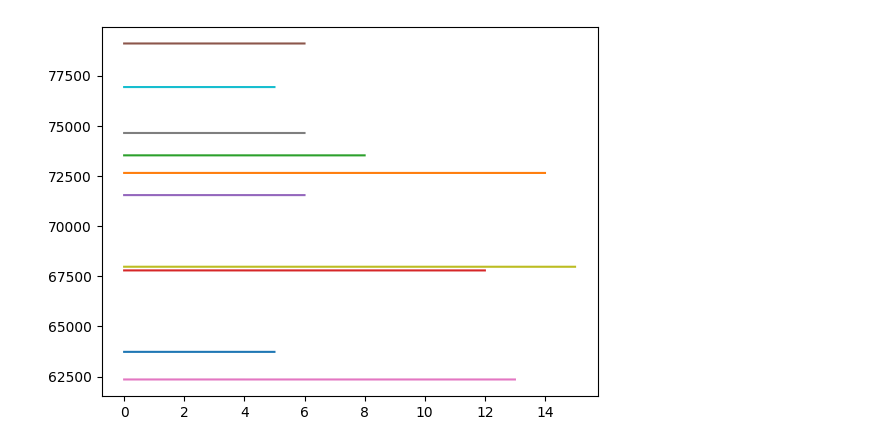
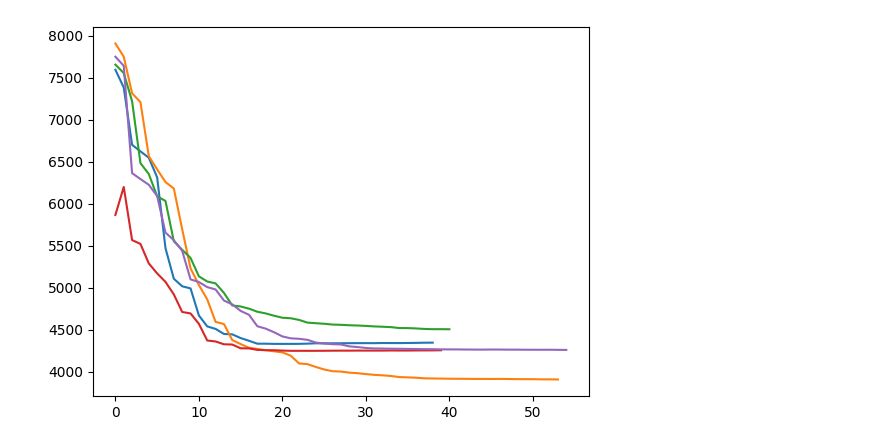
Before and after one commit to Arhy-hub/NeuralNet, a Jupyter notebook: NeuralNet.ipynb, the cells around one changed output. Cells and saved outputs as stored; diff of their text form; code cells hidden in the pictures.

```diff
--- a/NeuralNet.ipynb
+++ b/NeuralNet.ipynb
@@ -100,7 +100,7 @@ def f(x,y):
 
 xcoords = rand.uniform(low=a,high=b,size=(n,1))
 ycoords = rand.uniform(low=a,high=b,size=(n,1))
-noise = rand.normal(loc=0,scale=1,size=(n,1))
+noise = rand.normal(loc=0,scale=0,size=(n,1))
 zcoords = f(xcoords,ycoords) + noise
 
 dataset = np.concatenate((xcoords,ycoords,zcoords),axis=1)
@@ -113,6 +113,8 @@ fig.show()
 def ReLu(x):
     return np.maximum(0,x)
 
+def sigmoid(x):
+    return 1 / (1 + np.exp(-x))
 def MSE(labels,predictions):
     loss = np.sum((predictions - labels)**2)
     loss = loss/predictions.shape[0]
@@ -159,12 +161,12 @@ class layer:
         return PostActComputation
 # %%
 #formed the netowrk
-fnn = network([2,300,300,300,1],[lambda x : x,ReLu,ReLu,ReLu,lambda x : x])
+fnn = network([2,300,300,300,1],[lambda x : x,sigmoid,sigmoid,sigmoid,lambda x : x])
 # %%
 #formatting coords for input
 
 TestTrainSplit = 0.8
-batches = 10
+batches = 5
 SplitIndex = int(TestTrainSplit*n)
 TrainData  = dataset[:SplitIndex]
 TestData = dataset[SplitIndex:]
@@ -289,9 +311,9 @@ epoch : 99, loss : 62352.72582869779
 # %%
-for i in range(len(LossValues)):
+for i in range(max(1,len(LossValues))):
     plt.plot([j for j in range(len(LossValues[i]))],LossValues[i])
 plt.show()
 # %% [output]
-[figure, old version]
+[figure, new version]
 # %%
 TestPredictions = np.apply_along_axis(fnn.ForwardPass,1,TestData[:,:-1])
 RMSE(TestData[:,-1],TestPredictions)
```
Also changed, not shown: parts of 2 cells of this notebook.
